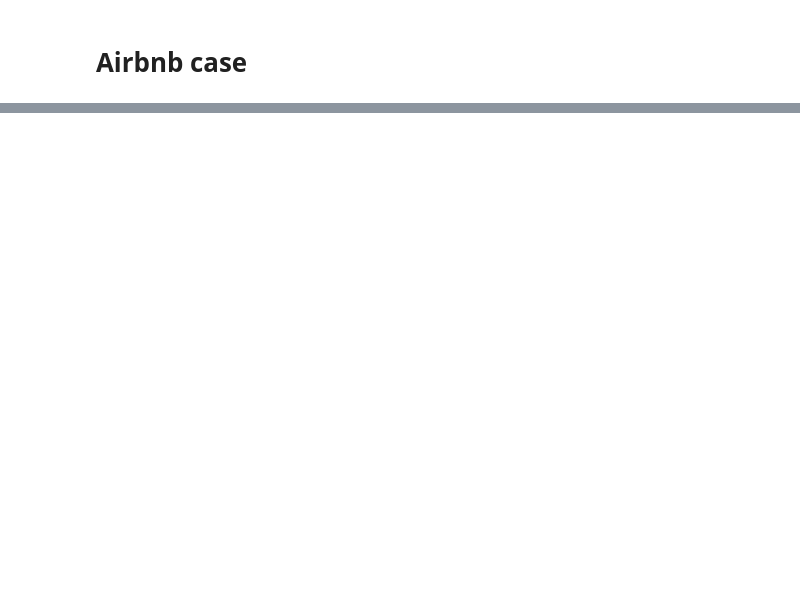
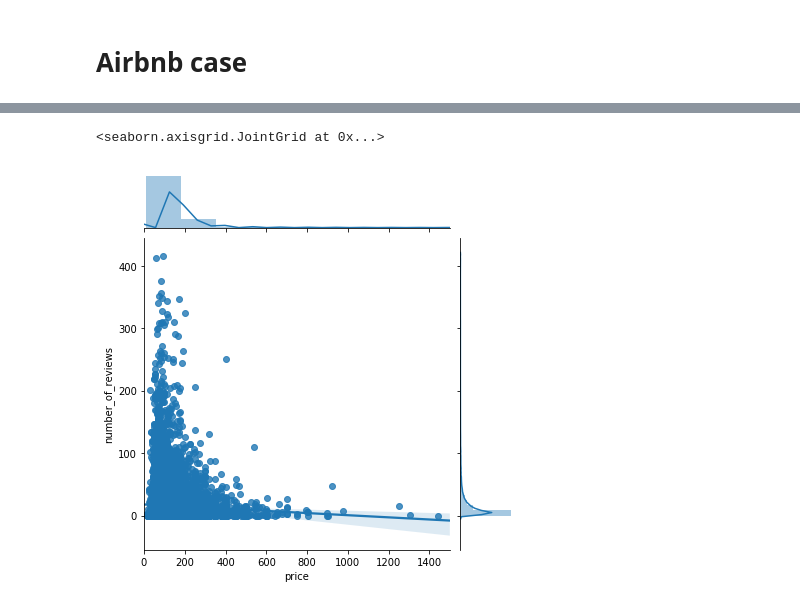
Before and after one commit to ant-on-su/case, a Jupyter notebook: notebooks/start.ipynb, the cells around one changed output, grey strips where cells are left out. Drawn from its saved outputs; the diff is of its cells as text; code cells hidden in the pictures; blank space fills up the shorter version.

```diff
--- a/notebooks/start.ipynb
+++ b/notebooks/start.ipynb
@@ -26,0 +42,5 @@ outputfile='./output/pd-profiling.html'
+# %%
+sns.jointplot(df.price, df.number_of_reviews, kind='reg', xlim=(0,1500))
+# %% [output]
+<seaborn.axisgrid.JointGrid at 0x...>
+[figure, added]
```
Also changed, not shown: parts of 8 cells of this notebook, 2 other files.
